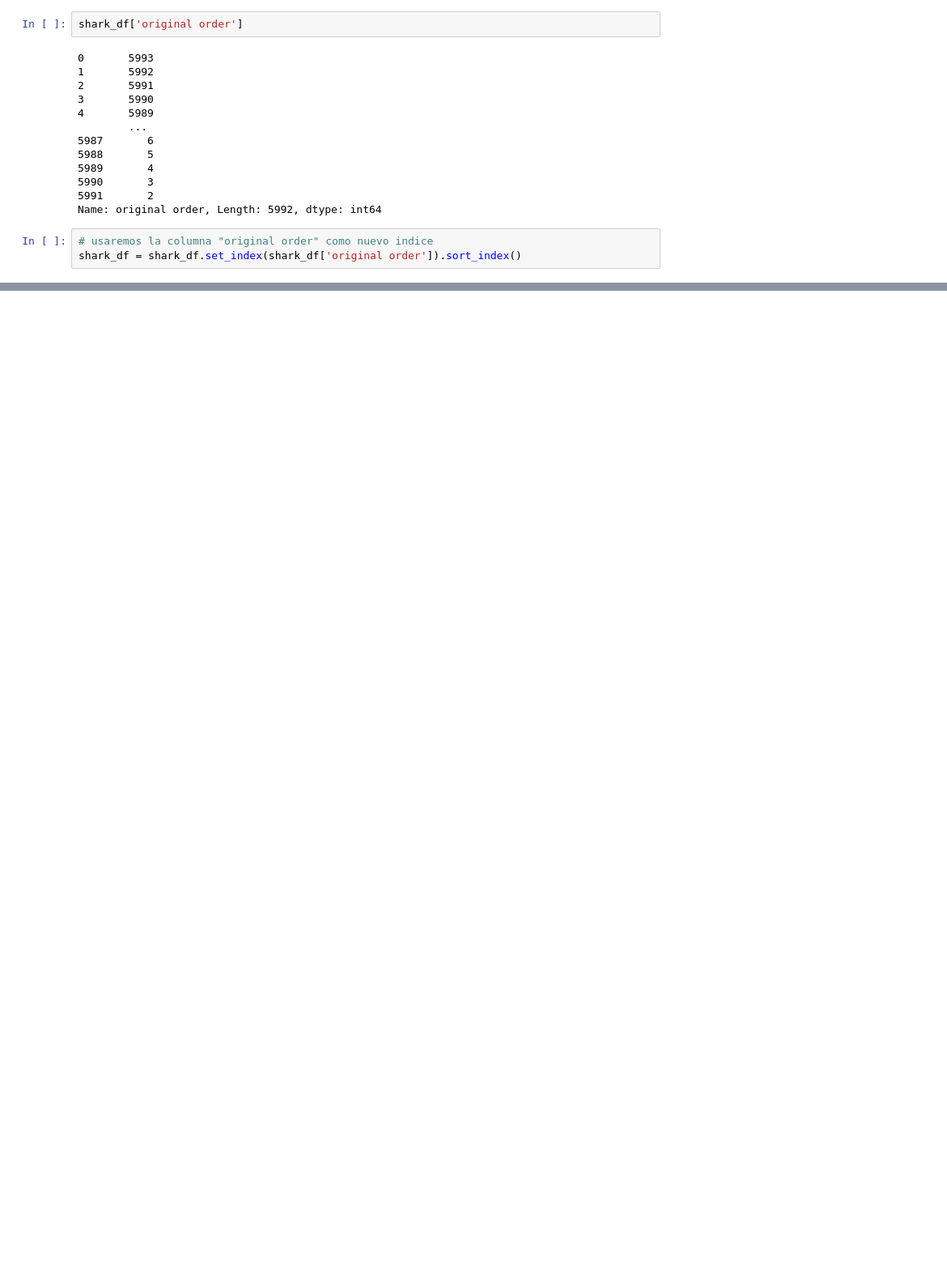
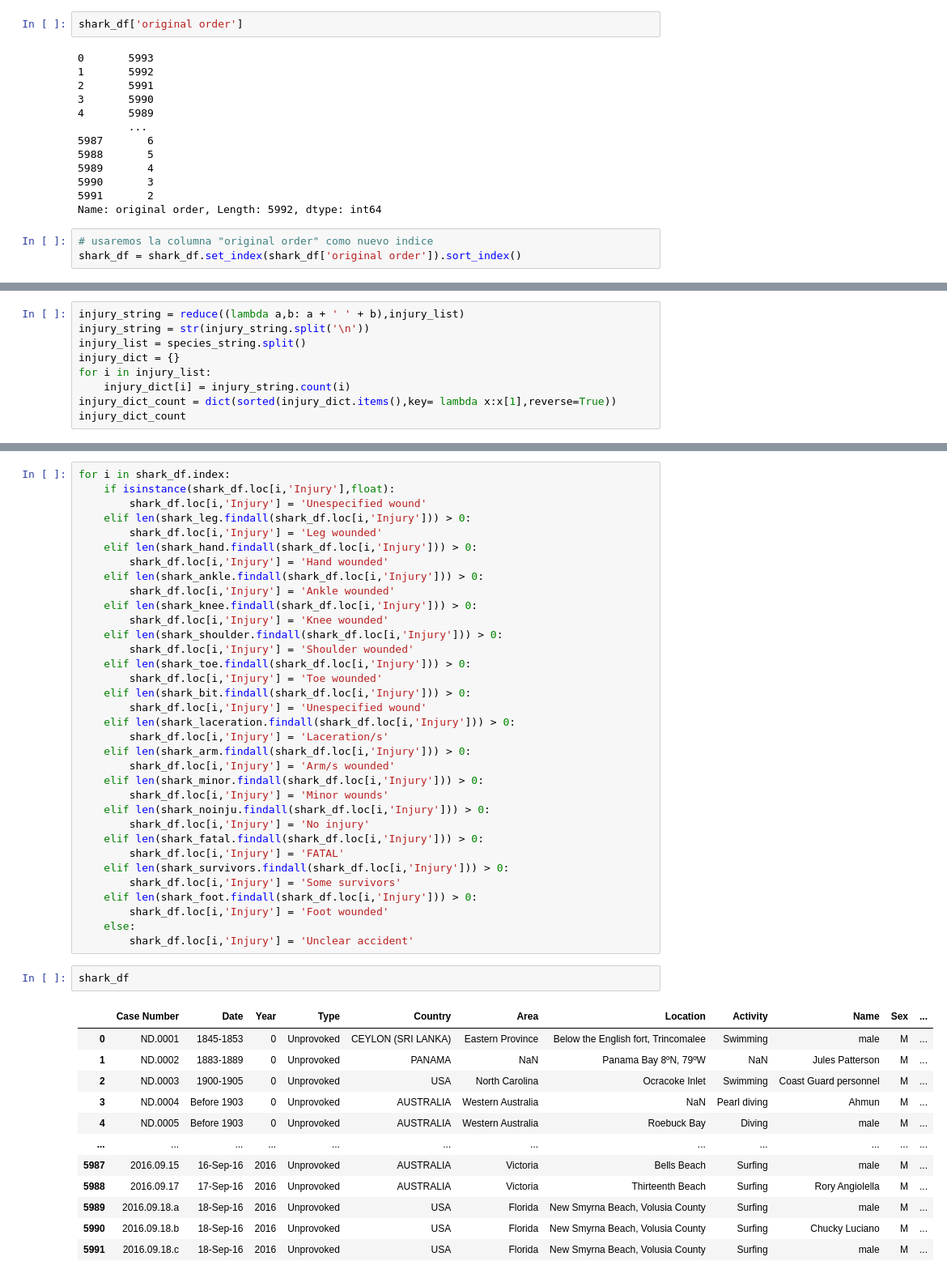
Before and after one commit to GerardDD/PR02-project-pandas, a Jupyter notebook: data/Project-02.ipynb, the cells around one changed output, grey strips where cells are left out. Shown at 81% size. Saved outputs shown, nothing was run; the diff lists cells and outputs as text; blank space fills up the shorter version.

```diff
--- a/data/Project-02.ipynb
+++ b/data/Project-02.ipynb
@@ -818,0 +915,9 @@ species_list_v3
+# %%
+injury_string = reduce((lambda a,b: a + ' ' + b),injury_list)
+injury_string = str(injury_string.split('\n'))
+injury_list = species_string.split()
+injury_dict = {}
+for i in injury_list:
+    injury_dict[i] = injury_string.count(i)
+injury_dict_count = dict(sorted(injury_dict.items(),key= lambda x:x[1],reverse=True))
+injury_dict_count
@@ -818,0 +959,49 @@ species_list_v3
+# %%
+for i in shark_df.index:
+    if isinstance(shark_df.loc[i,'Injury'],float):
+        shark_df.loc[i,'Injury'] = 'Unespecified wound'
+    elif len(shark_leg.findall(shark_df.loc[i,'Injury'])) > 0:
+        shark_df.loc[i,'Injury'] = 'Leg wounded'
+    elif len(shark_hand.findall(shark_df.loc[i,'Injury'])) > 0:
+        shark_df.loc[i,'Injury'] = 'Hand wounded'
+    elif len(shark_ankle.findall(shark_df.loc[i,'Injury'])) > 0:
+        shark_df.loc[i,'Injury'] = 'Ankle wounded'
+    elif len(shark_knee.findall(shark_df.loc[i,'Injury'])) > 0:
+        shark_df.loc[i,'Injury'] = 'Knee wounded'
+    elif len(shark_shoulder.findall(shark_df.loc[i,'Injury'])) > 0:
+        shark_df.loc[i,'Injury'] = 'Shoulder wounded'
+    elif len(shark_toe.findall(shark_df.loc[i,'Injury'])) > 0:
+        shark_df.loc[i,'Injury'] = 'Toe wounded'
+    elif len(shark_bit.findall(shark_df.loc[i,'Injury'])) > 0:
+        shark_df.loc[i,'Injury'] = 'Unespecified wound'
+    elif len(shark_laceration.findall(shark_df.loc[i,'Injury'])) > 0:
+        shark_df.loc[i,'Injury'] = 'Laceration/s'
+    elif len(shark_arm.findall(shark_df.loc[i,'Injury'])) > 0:
+        shark_df.loc[i,'Injury'] = 'Arm/s wounded'
+    elif len(shark_minor.findall(shark_df.loc[i,'Injury'])) > 0:
+        shark_df.loc[i,'Injury'] = 'Minor wounds'
+    elif len(shark_noinju.findall(shark_df.loc[i,'Injury'])) > 0:
+        shark_df.loc[i,'Injury'] = 'No injury'
+    elif len(shark_fatal.findall(shark_df.loc[i,'Injury'])) > 0:
+        shark_df.loc[i,'Injury'] = 'FATAL'
+    elif len(shark_survivors.findall(shark_df.loc[i,'Injury'])) > 0:
+        shark_df.loc[i,'Injury'] = 'Some survivors'
+    elif len(shark_foot.findall(shark_df.loc[i,'Injury'])) > 0:
+        shark_df.loc[i,'Injury'] = 'Foot wounded'
+    else:
+        shark_df.loc[i,'Injury'] = 'Unclear accident'
+# %%
+shark_df
+# %% [output]
+|  | Case Number | Date | Year | Type | Country | Area | Location | Activity | Name | Sex | ... |
+| 0 | ND.0001 | 1845-1853 | 0 | Unprovoked | CEYLON (SRI LANKA) | Eastern Province | Below the English fort, Trincomalee | Swimming | male | M | ... |
+| 1 | ND.0002 | 1883-1889 | 0 | Unprovoked | PANAMA | NaN | Panama Bay 8ºN, 79ºW | NaN | Jules Patterson | M | ... |
+| 2 | ND.0003 | 1900-1905 | 0 | Unprovoked | USA | North Carolina | Ocracoke Inlet | Swimming | Coast Guard personnel | M | ... |
+| 3 | ND.0004 | Before 1903 | 0 | Unprovoked | AUSTRALIA | Western Australia | NaN | Pearl diving | Ahmun | M | ... |
+| 4 | ND.0005 | Before 1903 | 0 | Unprovoked | AUSTRALIA | Western Australia | Roebuck Bay | Diving | male | M | ... |
+| ... | ... | ... | ... | ... | ... | ... | ... | ... | ... | ... | ... |
+| 5987 | 2016.09.15 | 16-Sep-16 | 2016 | Unprovoked | AUSTRALIA | Victoria | Bells Beach | Surfing | male | M | ... |
+| 5988 | 2016.09.17 | 17-Sep-16 | 2016 | Unprovoked | AUSTRALIA | Victoria | Thirteenth Beach | Surfing | Rory Angiolella | M | ... |
+| 5989 | 2016.09.18.a | 18-Sep-16 | 2016 | Unprovoked | USA | Florida | New Smyrna Beach, Volusia County | Surfing | male | M | ... |
+| 5990 | 2016.09.18.b | 18-Sep-16 | 2016 | Unprovoked | USA | Florida | New Smyrna Beach, Volusia County | Surfing | Chucky Luciano | M | ... |
+| 5991 | 2016.09.18.c | 18-Sep-16 | 2016 | Unprovoked | USA | Florida | New Smyrna Beach, Volusia County | Surfing | male | M | ... |
```
Also changed, not shown: parts of 51 cells of this notebook.
